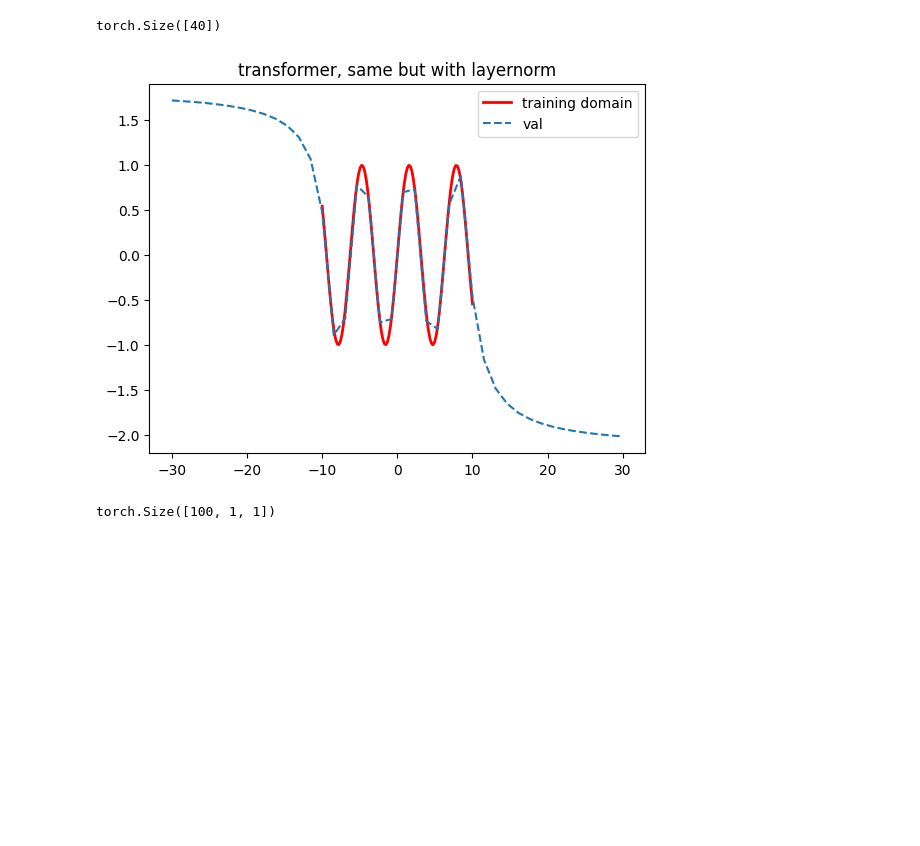
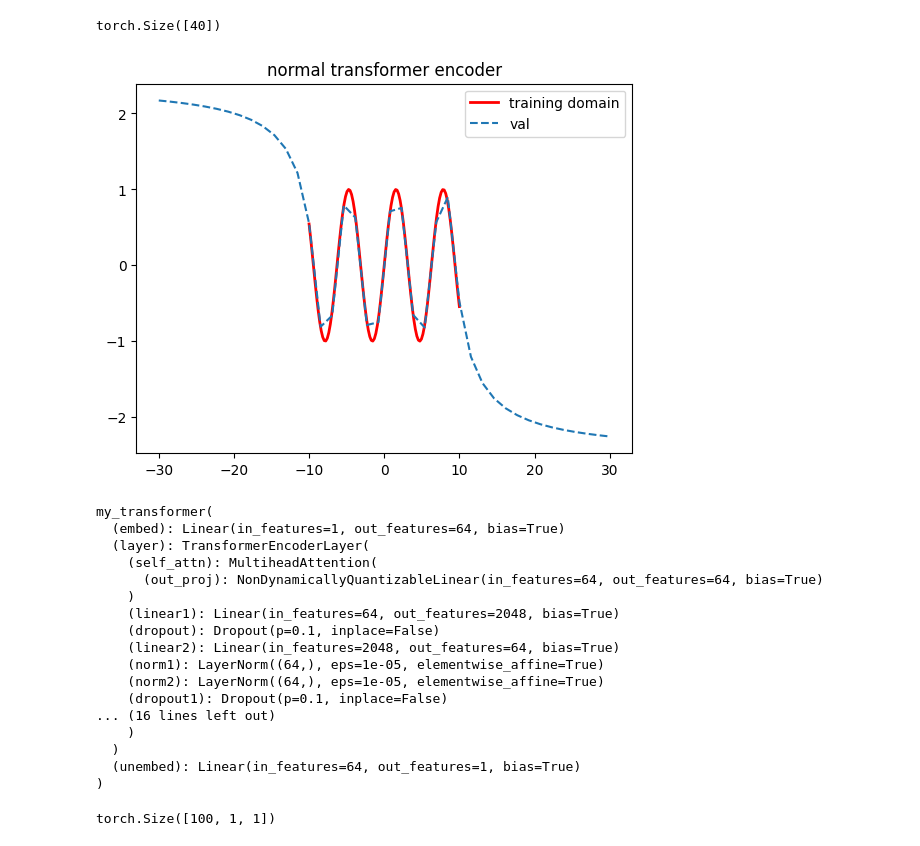
Before and after one commit to karlcal1/X_mas_break_Time_To_Lock_In, a Jupyter notebook: generatization_experiment.ipynb, the cells around one changed output. Saved outputs shown, nothing was run; the diff lists cells and outputs as text; code cells hidden in the pictures; blank space fills up the shorter version.

```diff
--- a/generatization_experiment.ipynb
+++ b/generatization_experiment.ipynb
@@ -8,12 +8,12 @@ import matplotlib.pyplot as plt
 # i wanna see if the transformer can generalize on an "obvious" task btr if i override layernorm
 # %%
 class my_transformer(nn.Module):
-    def __init__(self, embed_d=16):
+    def __init__(self, embed_d=64):
         super().__init__()
         self.embed = nn.Linear(1,embed_d)
         self.layer = nn.TransformerEncoderLayer(embed_d,1, activation="relu", batch_first=True)
         self.transform = nn.TransformerEncoder(self.layer,1)
-     #   self.layer.norm1 = nn.Identity()
+     #  self.layer.norm1 = nn.Identity()
 #       self.layer.norm2 = nn.Identity()
         self.unembed = nn.Linear(embed_d,1)
 
@@ -88,25 +73,44 @@ plt.show()
 # %%
 #title stuff
 if isinstance(the_model.layer.norm1, nn.Identity):
     title = "transformer, no layernorm"
 else:
     title= "transformer, same but with layernorm"
 
 
 
 the_model.eval()
 thing_to_test_on = torch.linspace(-30,30, 40)
 print(thing_to_test_on.shape)
 plt.plot(x.squeeze(),y.squeeze(),c="red", linewidth="2", label="training domain")
 #plt.plot(x.squeeze(), the_model(x).squeeze().detach(), linestyle="dashed", label="val"  )
 
 plt.plot(thing_to_test_on.squeeze(), the_model(thing_to_test_on.unsqueeze(1).unsqueeze(1)).squeeze().detach(), linestyle="dashed", label="val"  )
-plt.title(title)
+plt.title("normal transformer encoder")
 plt.legend()
 plt.show()
 
+print(the_model)
+
 x.shape
 # %% [output]
 torch.Size([40])
-[figure, old version]
+[figure, new version]
-torch.Size([100, 1, 1])
+my_transformer(
+  (embed): Linear(in_features=1, out_features=64, bias=True)
+  (layer): TransformerEncoderLayer(
+    (self_attn): MultiheadAttention(
+      (out_proj): NonDynamicallyQuantizableLinear(in_features=64, out_features=64, bias=True)
+    )
+    (linear1): Linear(in_features=64, out_features=2048, bias=True)
+    (dropout): Dropout(p=0.1, inplace=False)
+    (linear2): Linear(in_features=2048, out_features=64, bias=True)
+    (norm1): LayerNorm((64,), eps=1e-05, elementwise_affine=True)
+    (norm2): LayerNorm((64,), eps=1e-05, elementwise_affine=True)
+    (dropout1): Dropout(p=0.1, inplace=False)
+... (16 lines left out)
+    )
+  )
+  (unembed): Linear(in_features=64, out_features=1, bias=True)
+)
+torch.Size([100, 1, 1])
```
Also changed, not shown: parts of 10 cells of this notebook.
